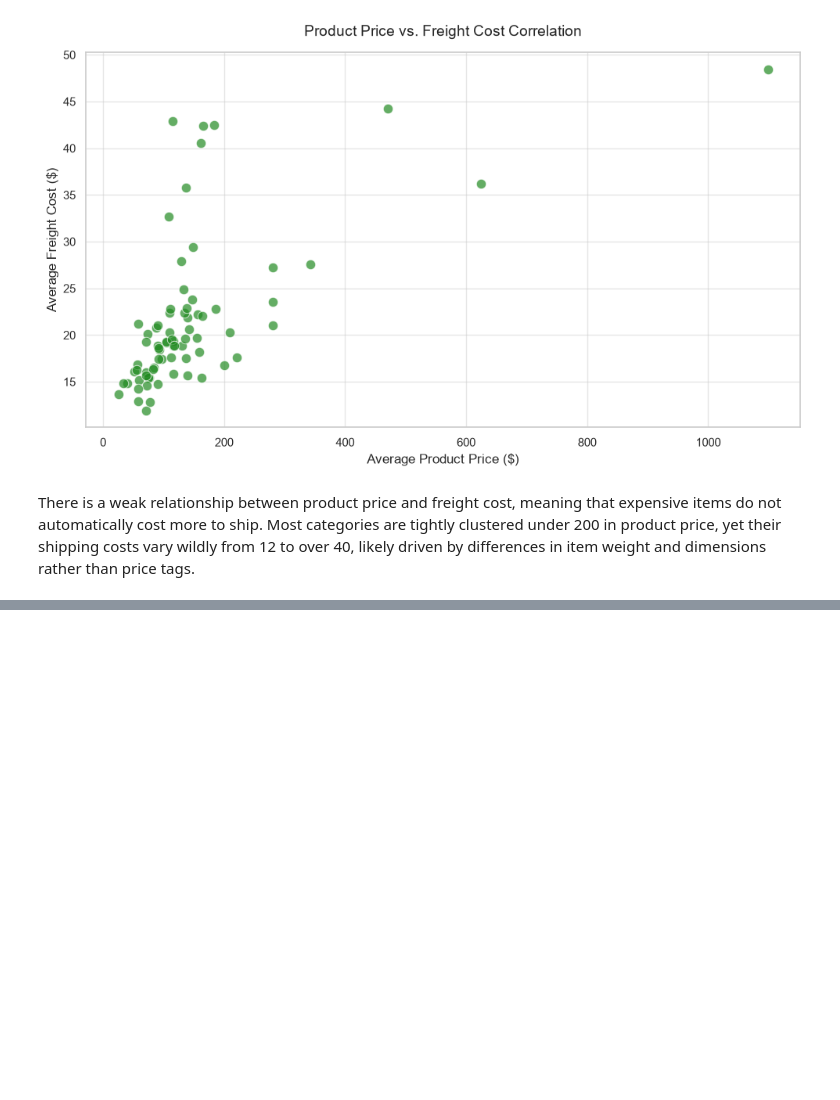
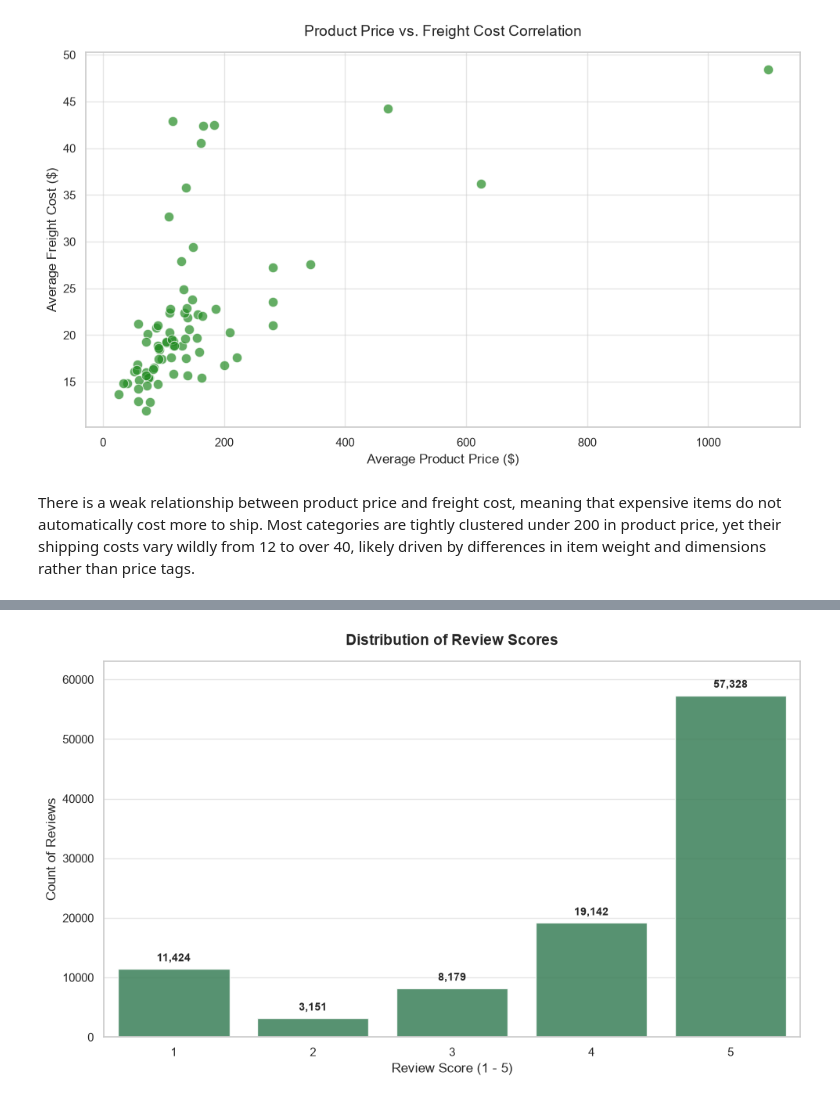
Before and after one commit to MarKotyn/olist-ecommerce-customer-analytics, a Jupyter notebook: python/notebooks/02_eda.ipynb, the cells around one changed output, grey strips where cells are left out. Saved outputs shown, nothing was run; the diff lists cells and outputs as text; code cells hidden in the pictures; blank space fills up the shorter version.

```diff
--- a/python/notebooks/02_eda.ipynb
+++ b/python/notebooks/02_eda.ipynb
@@ -378,0 +451,36 @@ There is a weak relationship between product price and freight cost, meaning tha
+# %%
+sns.set_theme(style="whitegrid")
+
+plt.figure(figsize=(10, 6))
+
+
+ax = sns.countplot(
+    data=df_reviews,
+    x="review_score",
+    color="seagreen",
+    alpha=0.85,
+)
+
+for p in ax.patches:
+    height = p.get_height()
+    ax.annotate(
+        f"{int(height):,}",
+        (p.get_x() + p.get_width() / 2.0, height),
+        ha="center",
+        va="bottom",
+        fontsize=10,
+        weight="semibold",
+        xytext=(0, 5),
+        textcoords="offset points",
+    )
+
+plt.title("Distribution of Review Scores", fontsize=14, pad=15, weight="bold")
+plt.xlabel("Review Score (1 - 5)")
+plt.ylabel("Count of Reviews")
+
+plt.ylim(0, df_reviews["review_score"].value_counts().max() * 1.1)
+
+plt.tight_layout()
+plt.show()
+# %% [output]
+[figure, added]
```
Also changed, not shown: parts of 12 cells of this notebook.
